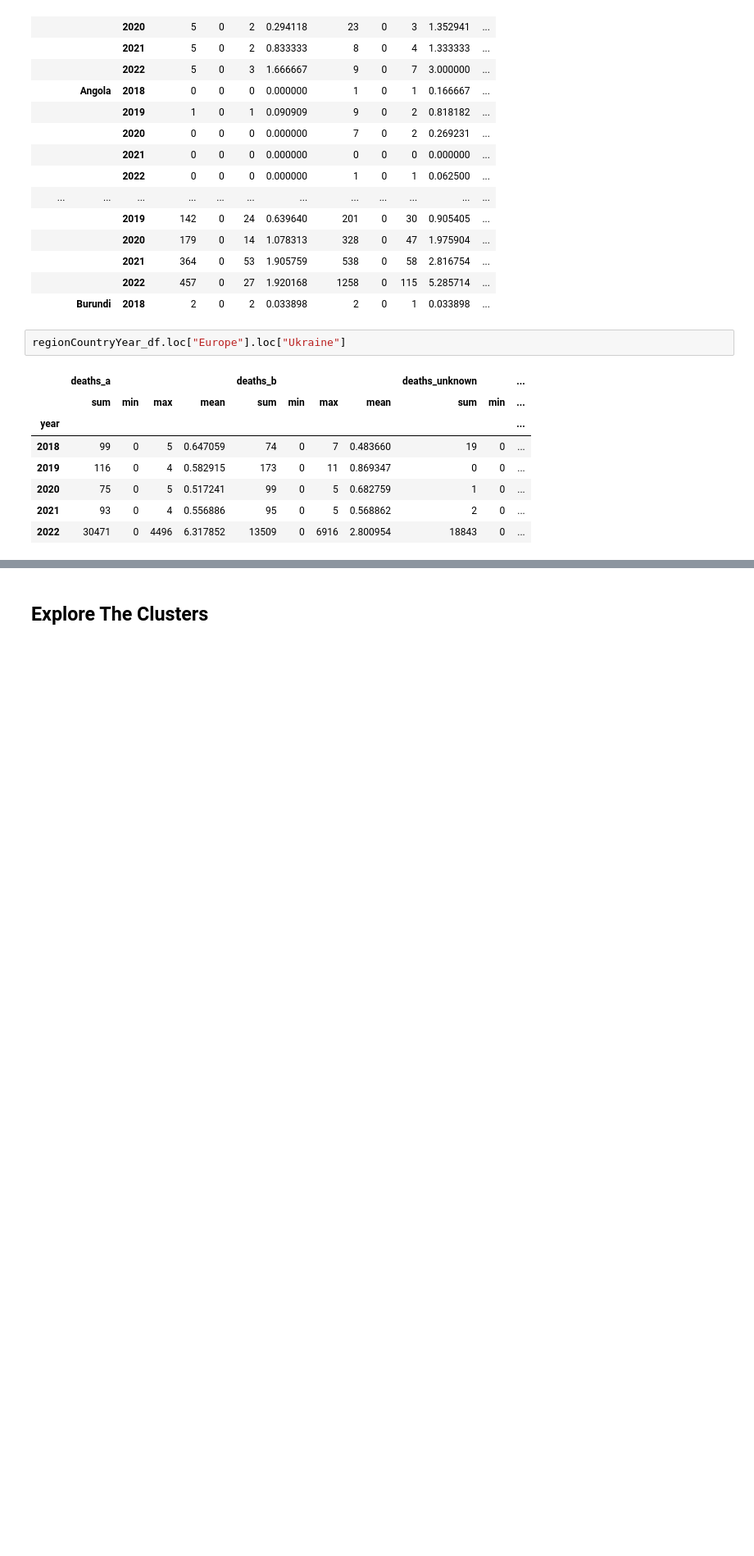
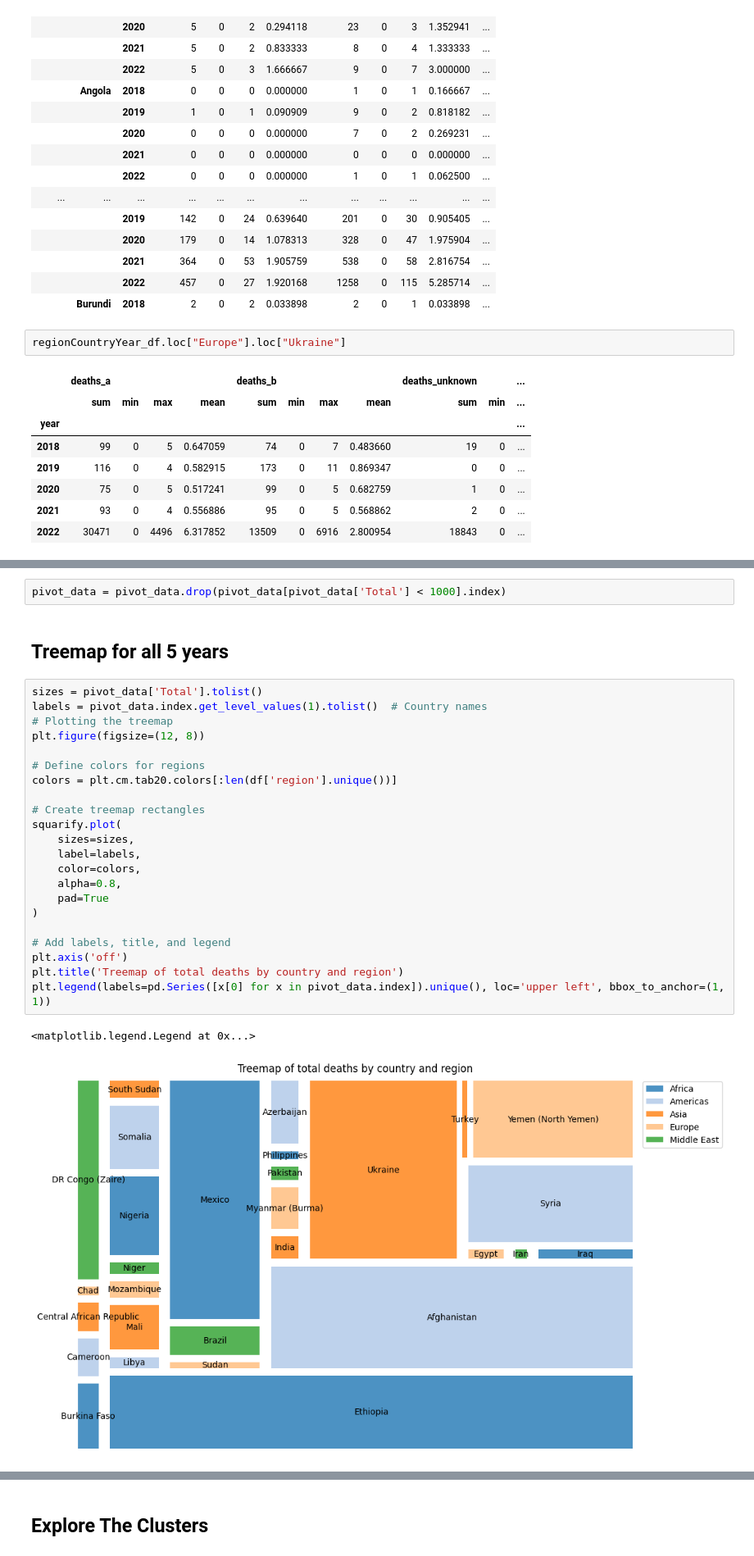
Before and after one commit to Krutik-Patel/DataVis-Assignment-3, a Jupyter notebook: experiments/IMT2021055/stats.ipynb, the cells around one changed output, grey strips where cells are left out. Shown: that part at 82% size. Saved outputs shown, nothing was run; the diff lists cells and outputs as text; blank space fills up the shorter version.

```diff
--- a/experiments/IMT2021055/stats.ipynb
+++ b/experiments/IMT2021055/stats.ipynb
@@ -160,0 +241,29 @@ regionCountryYear_df.loc["Europe"].loc["Ukraine"]
+# %%
+pivot_data = pivot_data.drop(pivot_data[pivot_data['Total'] < 1000].index)
+# %% [markdown]
+## Treemap for all 5 years
+# %%
+sizes = pivot_data['Total'].tolist()
+labels = pivot_data.index.get_level_values(1).tolist()  # Country names
+# Plotting the treemap
+plt.figure(figsize=(12, 8))
+
+# Define colors for regions
+colors = plt.cm.tab20.colors[:len(df['region'].unique())]
+
+# Create treemap rectangles
+squarify.plot(
+    sizes=sizes,
+    label=labels,
+    color=colors,
+    alpha=0.8,
+    pad=True
+)
+
+# Add labels, title, and legend
+plt.axis('off')
+plt.title('Treemap of total deaths by country and region')
+plt.legend(labels=pd.Series([x[0] for x in pivot_data.index]).unique(), loc='upper left', bbox_to_anchor=(1, 1))
+# %% [output]
+<matplotlib.legend.Legend at 0x...>
+[figure, added]
```
Also changed, not shown: parts of 32 cells of this notebook, 2 other files.
